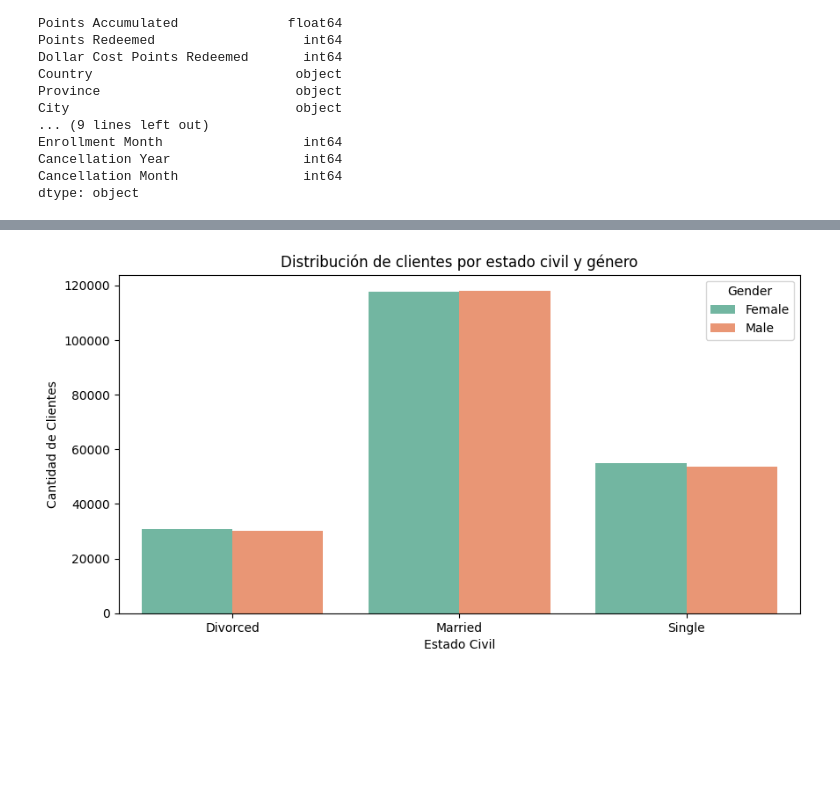
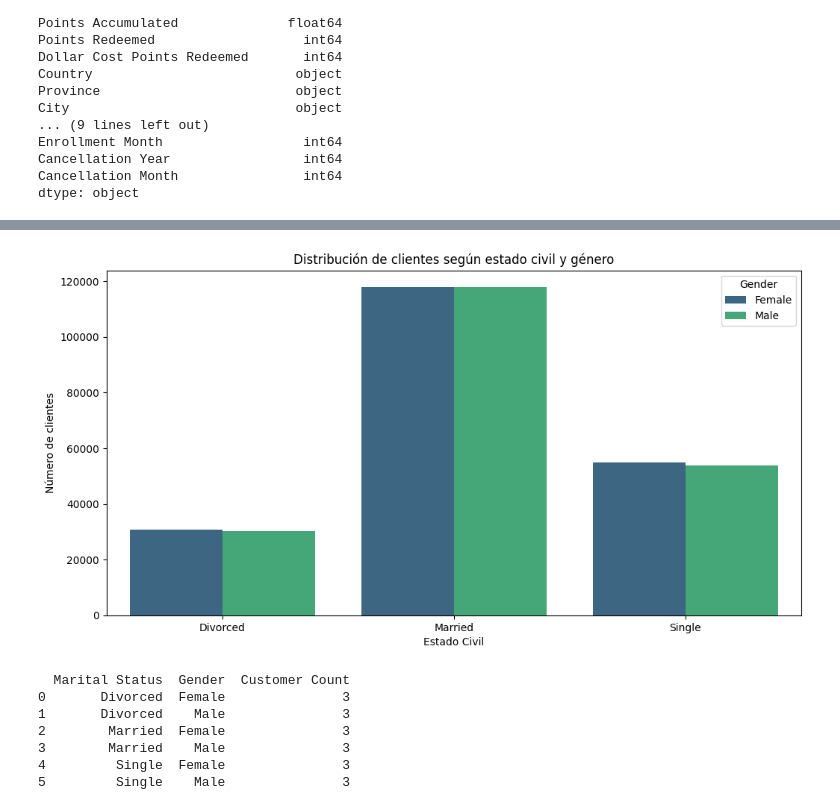
Before and after one commit to antoaag/Adalab-bda-modulo-3-evaluacion-final-antoaag, a Jupyter notebook: examen final modulo 3.ipynb, the cells around one changed output, grey strips where cells are left out. Drawn from its saved outputs; the diff is of its cells as text; code cells hidden in the pictures; blank space fills up the shorter version.

```diff
--- a/examen final modulo 3.ipynb
+++ b/examen final modulo 3.ipynb
@@ -279,12 +341,26 @@ Passing `palette` without assigning `hue` is deprecated and will be removed in v
+# %%
+# Agrupar clientes por estado civil y género
+marital_gender_distribution = df_merged.groupby(["Marital Status", "Gender"], observed=False).size().reset_index(name="Customer Count") #aqui con unique me aparecia siempre el mismo valor
+marital_gender_distribution.rename(columns={"Loyalty Card": "Customer Count"},inplace=True)
 # %%
-plt.figure(figsize=(10,5))
+# Crear gráfico de barras con agrupación por género
+plt.figure(figsize=(12, 6))
+sns.barplot(x="Marital Status", y="Customer Count", hue="Gender", data=marital_gender_distribution,  palette="viridis")
+plt.xlabel("Estado Civil")
+plt.ylabel("Número de clientes")
+plt.title("Distribución de clientes según estado civil y género")
 
-sns.countplot(x="Marital Status", hue="Gender", data=df_merged, palette="Set2")
-
-plt.xlabel("Estado Civil")
-plt.ylabel("Cantidad de Clientes")
-plt.title("Distribución de clientes por estado civil y género")
 plt.show()
 # %% [output]
-[figure, old version]
+[figure, new version]
+# %%
+print(marital_gender_distribution) #el grafico no dice nada todo es igual veo si tiene datos diferentes por categoria, tuve que cambiar nunique() por size
+# %% [output]
+  Marital Status  Gender  Customer Count
+0       Divorced  Female               3
+1       Divorced    Male               3
+2        Married  Female               3
+3        Married    Male               3
+4         Single  Female               3
+5         Single    Male               3
 # %%
```
Also changed, not shown: parts of 21 cells of this notebook.
